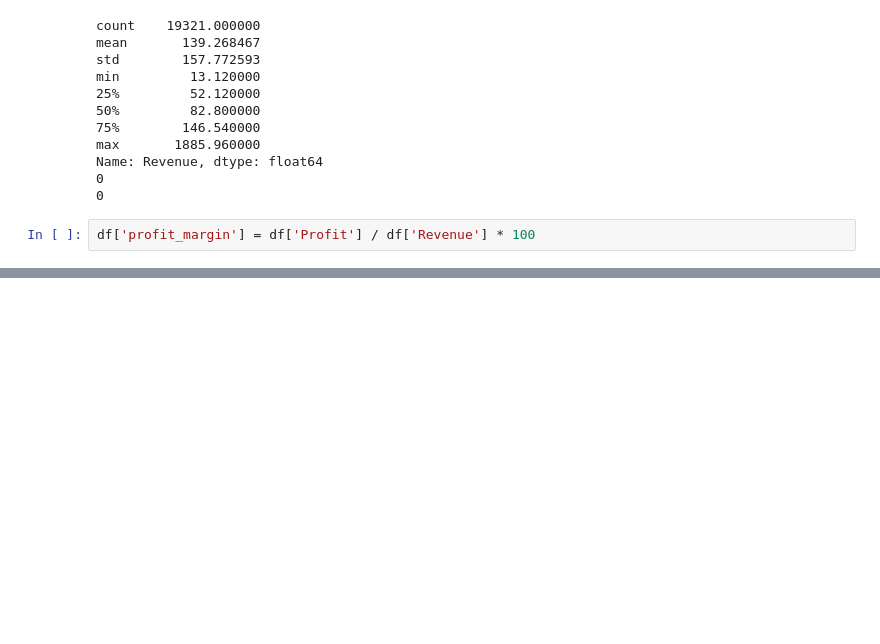
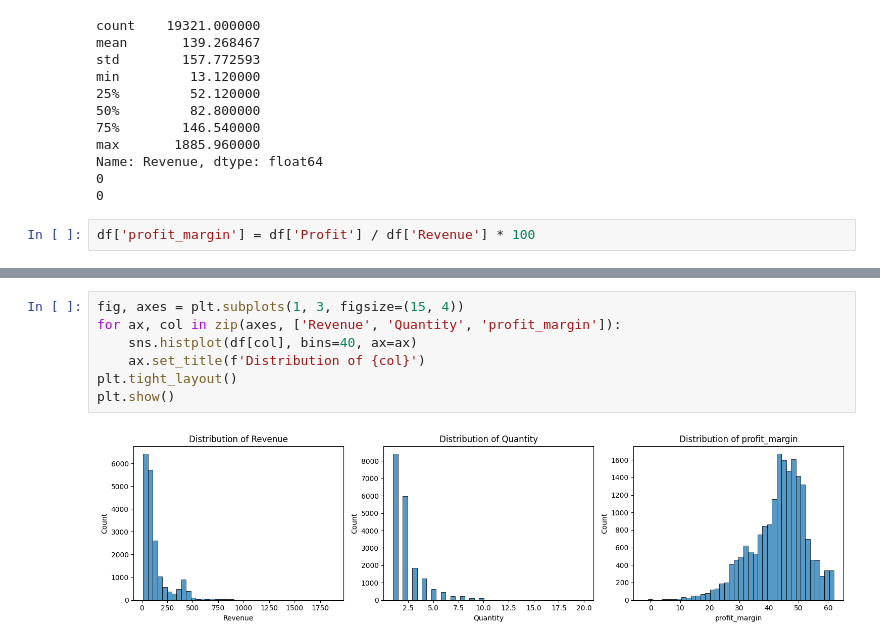
Before and after one commit to yabasahilda2004/Bakery_Sales, a Jupyter notebook: bakery.ipynb, the cells around one changed output, grey strips where cells are left out. Cells and saved outputs as stored; diff of their text form; blank space fills up the shorter version.

Commit message:
Answering my question on EDA and Sales Visualization

```diff
--- a/bakery.ipynb
+++ b/bakery.ipynb
@@ -274,0 +302,9 @@ df['profit_margin'] = df['Profit'] / df['Revenue'] * 100
+# %%
+fig, axes = plt.subplots(1, 3, figsize=(15, 4))
+for ax, col in zip(axes, ['Revenue', 'Quantity', 'profit_margin']):
+    sns.histplot(df[col], bins=40, ax=ax)
+    ax.set_title(f'Distribution of {col}')
+plt.tight_layout()
+plt.show()
+# %% [output]
+[figure, added]
```
Also changed, not shown: parts of 8 cells of this notebook.
